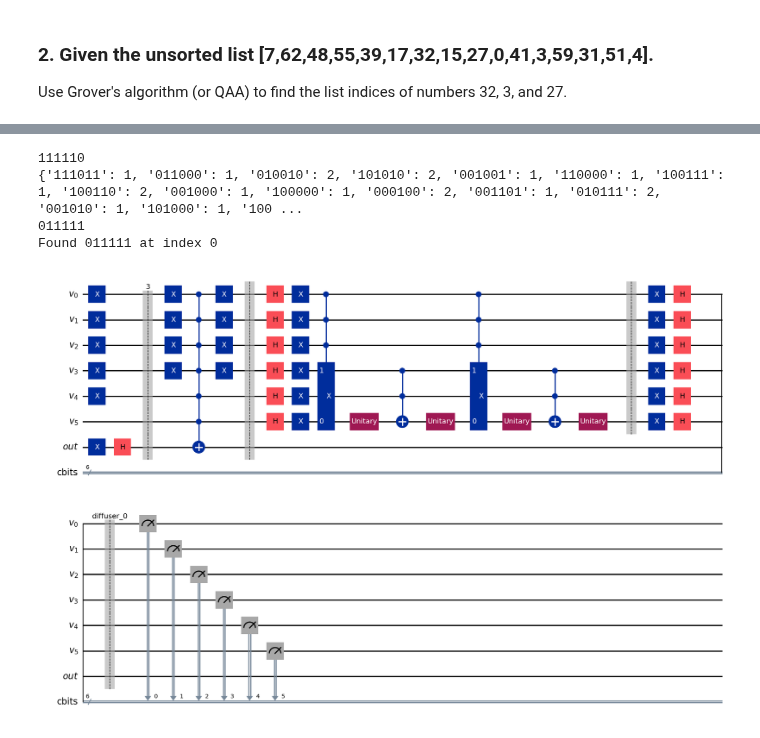
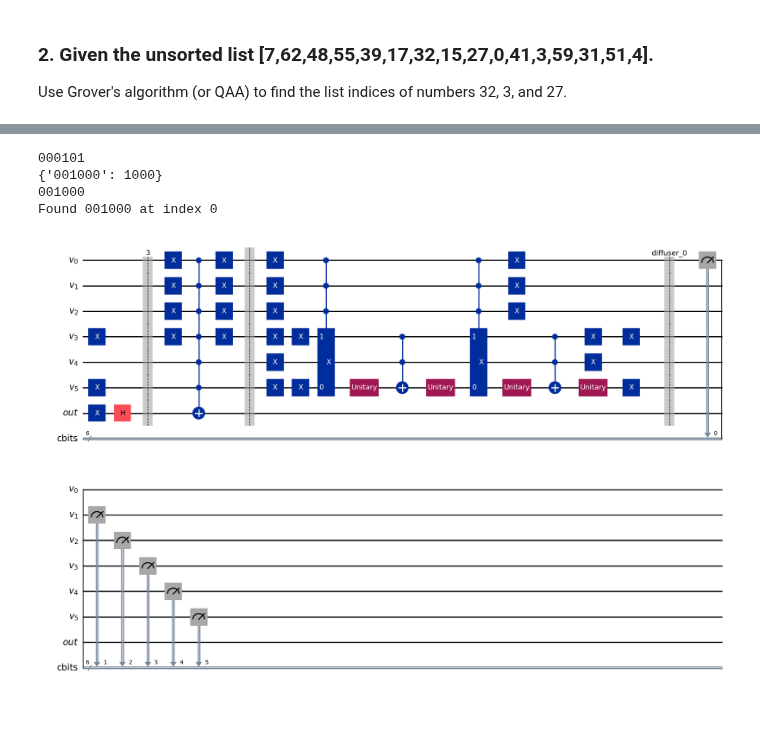
Before and after one commit to elijahkin/amsc698k, a Jupyter notebook: hw4/hw4.ipynb, the cells around one changed output, grey strips where cells are left out. Drawn from its saved outputs; the diff is of its cells as text; code cells hidden in the pictures.

```diff
--- a/hw4/hw4.ipynb
+++ b/hw4/hw4.ipynb
@@ -436,7 +436,7 @@ Use Grover's algorithm (or QAA) to find the list indices of numbers 32, 3, and 2
 # N = 6 # for numbers up to 64
 
 # create an oracle for each number in binary
-def list_oracle(circ, vq, clause_qubits, output_qubit, n = [32, 3, 27]):
+def list_oracle(circ, vq, clause_qubits, output_qubit, n = [32]):
     N = vq.size
     for i in range(len(n)):
         b = format(n[i], f'0{N}b')
@@ -466,8 +465,0 @@ oracle_list.draw(output = 'mpl', plot_barriers=True)
-# %%
-circ_groverlist = grover(var_qubits = 6,
-                      clause_qubits = 0,
-                      output_qubits = 1,
-                      cbits = 6,
-                      oracle = list_oracle,
-                      iterations=1,
-                      measure=True)
@@ -488,14 +567,37 @@ clause_qubits = QuantumRegister(0, name='c')
 output_qubit = QuantumRegister(1, name='out')
 cbits = ClassicalRegister(6, name='cbits')
 
-qc = QuantumCircuit(var_qubits, clause_qubits, output_qubit, cbits)
+# qc = QuantumCircuit(var_qubits, clause_qubits, output_qubit, cbits)
 
 # unsorted_list = [7,62,48,55,39,17,32,15,27,0,41,3,59,31,51,4]
-unsorted_list = [62]
+unsorted_list = [5]
 
 iterations = 1
 
 measure = True
+
+def state_preparation(circ, b, var_qubits):
+    for j in range(var_qubits.size):
+        if b[j] == '1':
+            qc.x(var_qubits[j])
+    return circ
+
+def diffuser_list(circ, b, var_qubits, label='diffuser'):
+    state_preparation(circ, b, var_qubits)
+    n = var_qubits.size
+    qc.x([ var_qubits[i] for i in range(n) ])
+    if n > 2:
+        # for multi-controlled Z use multi-controlled Z rotation
+        qc.mcrz(np.pi, var_qubits[0:n-1], var_qubits[n-1])
+    else:
+        # for one-qubit oracles no controls
+        qc.z(var_qubits[0])
+    qc.x([ var_qubits[i] for i in range(n-1) ])
+    state_preparation(circ, b, var_qubits)
+
+    return circ
+
+
 
 for index in range(len(unsorted_list)):
     item = unsorted_list[index]
@@ -505,39 +607,41 @@ for index in range(len(unsorted_list)):
     b = format(item, f'0{N}b')
     print(b)
 
     # intialize quantum computer as b with x gates
-    for j in range(var_qubits.size):
-        if b[j] == '1':
-            qc.x(var_qubits[j])
+    # for j in range(var_qubits.size):
+    #     if b[j] == '1':
+    #         qc.x(var_qubits[j])
+    state_preparation(qc, b, var_qubits)
 
     # initialize output qubit
     qc.x(output_qubit)
     qc.h(output_qubit)
 
     for i in range(iterations):
         # qc.compose(oracle(qc, var_qubits, clause_qubits, output_qubit), [0,1,2,3,4,5,6,7,8,9,10], inplace=True)
         list_oracle(qc, var_qubits, clause_qubits, output_qubit, n = [3])
         qc.barrier()
         # qc.compose(diffuser(var_qubits), [0,1,2,3,4], inplace=True)
-        qc.compose(diffuser(var_qubits), list(range(0,var_qubits.size)), inplace=True)
+        # qc.compose(diffuser(var_qubits), list(range(0,var_qubits.size)), inplace=True)
+        diffuser_list(qc, b, var_qubits)
         qc.save_statevector(label=f"diffuser_{i}")
 
     if(measure):
         qc.measure(var_qubits, cbits)
 
     counts = backend_aer.run(qc.decompose(), shots=1000).result().get_counts()
     print(counts)
     max_key = max(counts, key=counts.get)
     print(max_key)
     if counts[max_key] > 500:
         print(f"Found {max_key} at index {index}")
 # plot_histogram(counts)
 
     # run the oracle
 qc.draw(output = 'mpl', plot_barriers=True)
 # %% [output]
-111110
-{'111011': 1, '011000': 1, '010010': 2, '101010': 2, '001001': 1, '110000': 1, '100111': 1, '100110': 2, '001000': 1, '100000': 1, '000100': 2, '001101': 1, '010111': 2, '001010': 1, '101000': 1, '100 ...
-011111
-Found 011111 at index 0
+000101
+{'001000': 1000}
+001000
+Found 001000 at index 0
-[figure, old version]
+[figure, new version]
```
Also changed, not shown: parts of 6 cells of this notebook.
